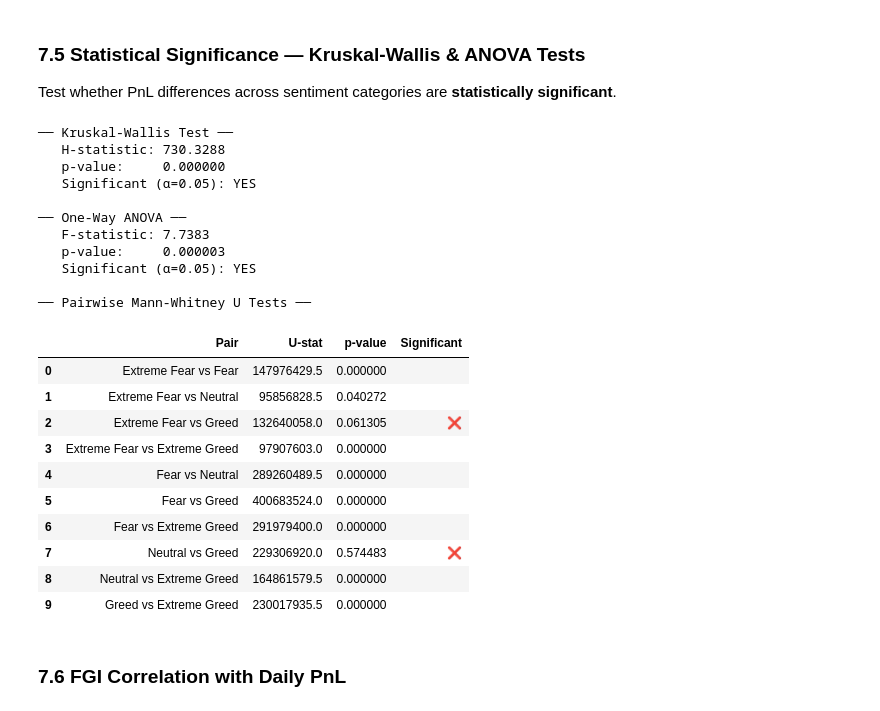
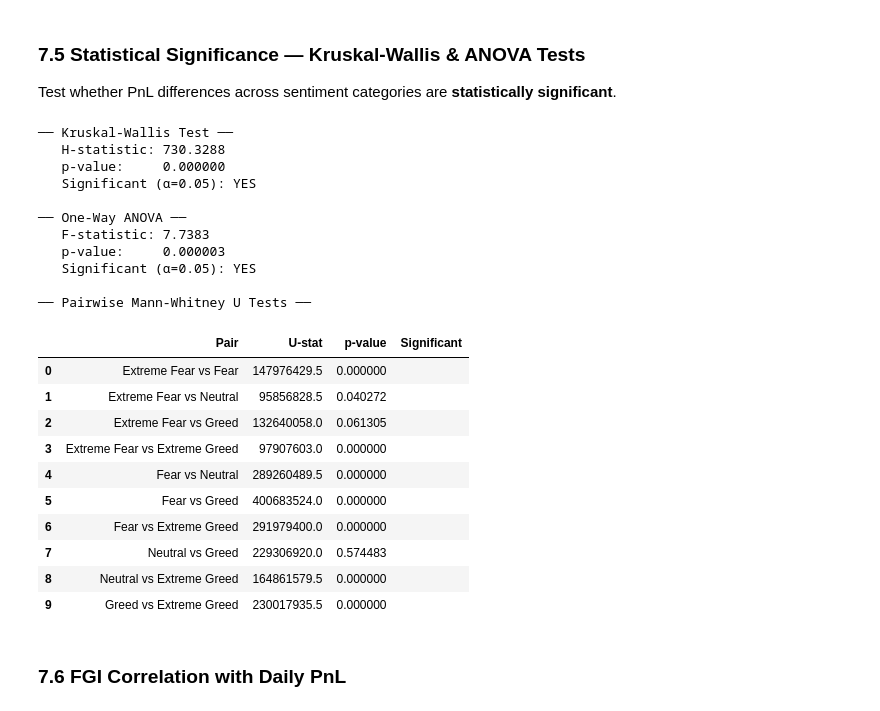
Before and after one commit to chandan11248/primetrade-trader-insights-task, a Jupyter notebook: PrimeTrade_Analysis.ipynb, the cells around one changed output. Saved outputs shown, nothing was run; the diff lists cells and outputs as text; code cells hidden in the pictures.

```diff
--- a/PrimeTrade_Analysis.ipynb
+++ b/PrimeTrade_Analysis.ipynb
@@ -677,47 +677,47 @@ if len(groups) >= 2:
     print(f"── Kruskal-Wallis Test ──")
     print(f"   H-statistic: {h_stat:.4f}")
     print(f"   p-value:     {p_kw:.6f}")
-    print(f"   Significant (α=0.05): {'YES' if p_kw < 0.05 else '❌ NO'}")
+    print(f"   Significant (α=0.05): {'YES' if p_kw < 0.05 else 'NO'}")
     print()
 
     # One-way ANOVA (parametric)
     f_stat, p_anova = stats.f_oneway(*groups)
     print(f"── One-Way ANOVA ──")
     print(f"   F-statistic: {f_stat:.4f}")
     print(f"   p-value:     {p_anova:.6f}")
-    print(f"   Significant (α=0.05): {'YES' if p_anova < 0.05 else '❌ NO'}")
+    print(f"   Significant (α=0.05): {'YES' if p_anova < 0.05 else 'NO'}")
     print()
 
     # Pairwise Mann-Whitney U
     print("── Pairwise Mann-Whitney U Tests ──")
     from itertools import combinations
     results = []
     for i, j in combinations(range(len(groups)), 2):
         u_stat, p_val = stats.mannwhitneyu(groups[i], groups[j], alternative="two-sided")
         results.append({"Pair": f"{group_names[i]} vs {group_names[j]}", "U-stat": round(u_stat, 1), "p-value": round(p_val, 6),
-                        "Significant": "" if p_val < 0.05 else "❌"})
+                        "Significant": "" if p_val < 0.05 else ""})
     display(pd.DataFrame(results))
 # %% [output]
 ── Kruskal-Wallis Test ──
    H-statistic: 730.3288
    p-value:     0.000000
    Significant (α=0.05): YES
 
 ── One-Way ANOVA ──
    F-statistic: 7.7383
    p-value:     0.000003
    Significant (α=0.05): YES
 
 ── Pairwise Mann-Whitney U Tests ──
 |  | Pair | U-stat | p-value | Significant |
 | 0 | Extreme Fear vs Fear | 147976429.5 | 0.000000 |  |
 | 1 | Extreme Fear vs Neutral | 95856828.5 | 0.040272 |  |
-| 2 | Extreme Fear vs Greed | 132640058.0 | 0.061305 | ❌ |
+| 2 | Extreme Fear vs Greed | 132640058.0 | 0.061305 |  |
 | 3 | Extreme Fear vs Extreme Greed | 97907603.0 | 0.000000 |  |
 | 4 | Fear vs Neutral | 289260489.5 | 0.000000 |  |
 | 5 | Fear vs Greed | 400683524.0 | 0.000000 |  |
 | 6 | Fear vs Extreme Greed | 291979400.0 | 0.000000 |  |
-| 7 | Neutral vs Greed | 229306920.0 | 0.574483 | ❌ |
+| 7 | Neutral vs Greed | 229306920.0 | 0.574483 |  |
 | 8 | Neutral vs Extreme Greed | 164861579.5 | 0.000000 |  |
 | 9 | Greed vs Extreme Greed | 230017935.5 | 0.000000 |  |
 # %% [markdown]
```
